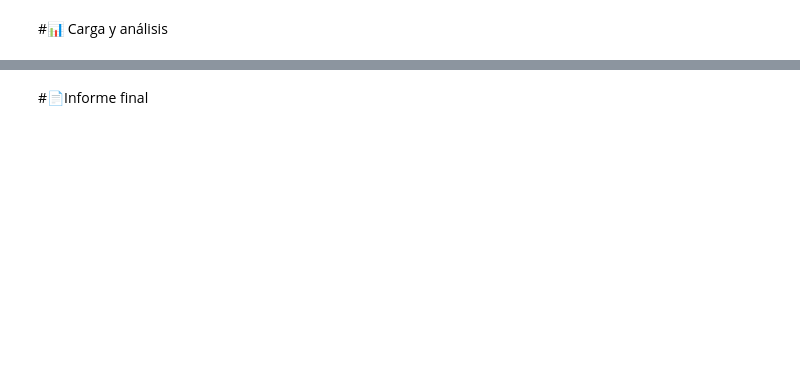
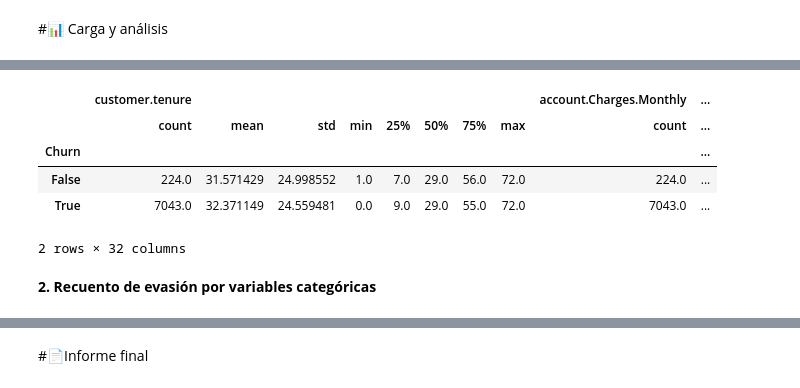
Before and after one commit to GiladitasdL/Desafio-Telecom-X-Parte-1, a Jupyter notebook: TelecomX_LATAM_Eleonora.ipynb, the cells around one changed output, grey strips where cells are left out. Cells and saved outputs as stored; diff of their text form; code cells hidden in the pictures; blank space fills up the shorter version.

```diff
--- a/TelecomX_LATAM_Eleonora.ipynb
+++ b/TelecomX_LATAM_Eleonora.ipynb
@@ -4,3 +4,17 @@
 #📌 Extracción
 # %% [markdown]
  Importar los datos de la API de Telecom X. Estos datos están disponibles en formato JSON y contienen información esencial sobre los clientes, incluyendo datos demográficos, tipo de servicio contratado y estado de evasión.
+# %%
+import pandas as pd
+import numpy as np
+import requests
+import matplotlib.pyplot as plt
+import seaborn as sns
+#Elegi colores personalizados para empezar
+churn_colors = {True: "#E74C3C", False: "#2ECC71"}  # rojo = churn-abandona, verde = no churn- no abandona
+
+
+#Para usar la API externa, uso la URL raw del repo de Ingrid.
+url_desde_api = "https://raw.githubusercontent.com/ingridcristh/challenge2-data-science-LATAM/main/TelecomX_Data.json"
+response = requests.get(url_desde_api)
+data = response.json()
@@ -8,0 +161,19 @@
+# %%
+# Convertir a string
+df_usuarios['customer.gender'] = df_usuarios['customer.gender'].astype("string")
+df_usuarios['account.PaymentMethod'] = df_usuarios['account.PaymentMethod'].astype("string")
+df_usuarios['internet.InternetService'] = df_usuarios['internet.InternetService'].astype("string")
+df_usuarios['account.Contract'] = df_usuarios['account.Contract'].astype("string")
+
+# Limpiar espacios al inicio/final y pasar todo a minúscula
+df_usuarios['customer.gender'] = df_usuarios['customer.gender'].str.strip().str.lower()
+df_usuarios['account.PaymentMethod'] = df_usuarios['account.PaymentMethod'].str.strip().str.lower()
+df_usuarios['internet.InternetService'] = df_usuarios['internet.InternetService'].str.strip().str.lower()
+df_usuarios['account.Contract'] = df_usuarios['account.Contract'].str.lower()
+
+#Eliminar los guiones de tipo de contrato
+df_usuarios['account.Contract'] = df_usuarios['account.Contract'].str.replace('-', '', regex=True)
+
+#convertir en valores binarios
+col_bool = ['customer.SeniorCitizen', 'Churn', 'customer.Dependents', 'phone.PhoneService','phone.MultipleLines','internet.OnlineSecurity', 'internet.OnlineBackup','internet.DeviceProtection','internet.TechSupport','internet.StreamingTV','internet.StreamingMovies']
+df_usuarios[col_bool] = df_usuarios[col_bool].astype("bool")
@@ -8,0 +214,5 @@
+# %%
+#columna Cuentas_Diarias suponiendo meses de 30 dias
+df_usuarios['Cuentas_Diarias'] = df_usuarios['account.Charges.Monthly'] / 30
+#Visualizar las dos columnas mensual y valor diario
+df_usuarios[['account.Charges.Monthly', 'Cuentas_Diarias']].head()
@@ -10,0 +243,14 @@
+# %%
+# Clientes segun si abandonaron o no, por churn
+df_usuarios.groupby('Churn')[['customer.SeniorCitizen', 'customer.tenure',
+                              'account.Charges.Monthly', 'account.Charges.Total',
+                              'Cuentas_Diarias']].describe()
+# %% [output]
+|  | customer.tenure |  |  |  |  |  |  |  | account.Charges.Monthly | ... |
+|  | count | mean | std | min | 25% | 50% | 75% | max | count | ... |
+| Churn |  |  |  |  |  |  |  |  |  | ... |
+| False | 224.0 | 31.571429 | 24.998552 | 1.0 | 7.0 | 29.0 | 56.0 | 72.0 | 224.0 | ... |
+| True | 7043.0 | 32.371149 | 24.559481 | 0.0 | 9.0 | 29.0 | 55.0 | 72.0 | 7043.0 | ... |
+2 rows × 32 columns
+# %% [markdown]
+**2. Recuento de evasión por variables categóricas**
```
Also changed, not shown: parts of 30 cells of this notebook.
